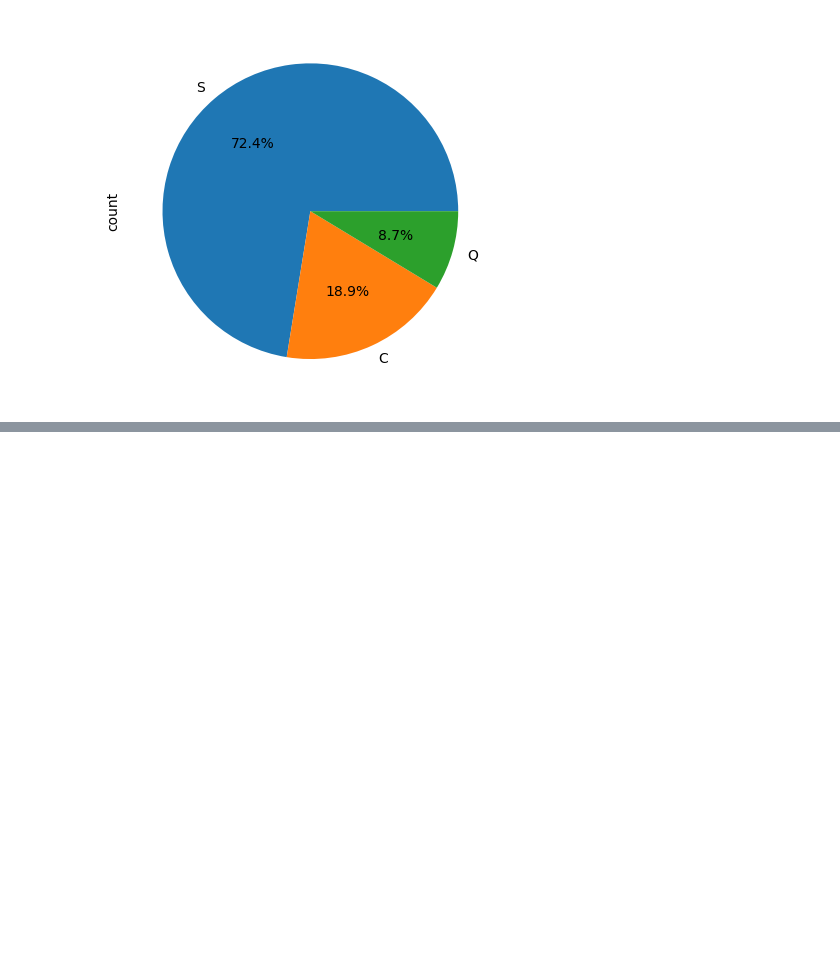
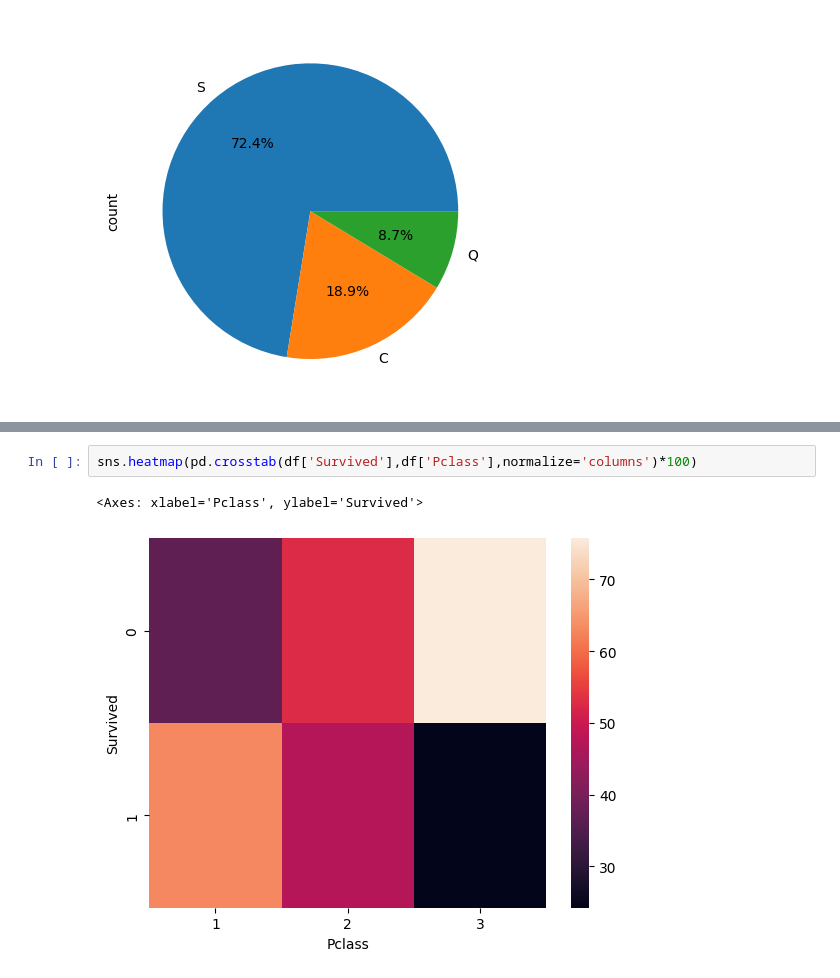
Before and after one commit to Prateek07-Kumar/100-DAYS-OF-PYTHON-PROGRAMMING, a Jupyter notebook: EDA/eda.ipynb, the cells around one changed output, grey strips where cells are left out. Cells and saved outputs as stored; diff of their text form; blank space fills up the shorter version.

Commit message:
data_cleaning_and_visualize

```diff
--- a/EDA/eda.ipynb
+++ b/EDA/eda.ipynb
@@ -220,0 +256,5 @@ df['Embarked'].value_counts().plot(kind='pie',autopct='%0.1f%%')
+# %%
+sns.heatmap(pd.crosstab(df['Survived'],df['Pclass'],normalize='columns')*100)
+# %% [output]
+<Axes: xlabel='Pclass', ylabel='Survived'>
+[figure, added]
```
Also changed, not shown: parts of 4 cells of this notebook.
